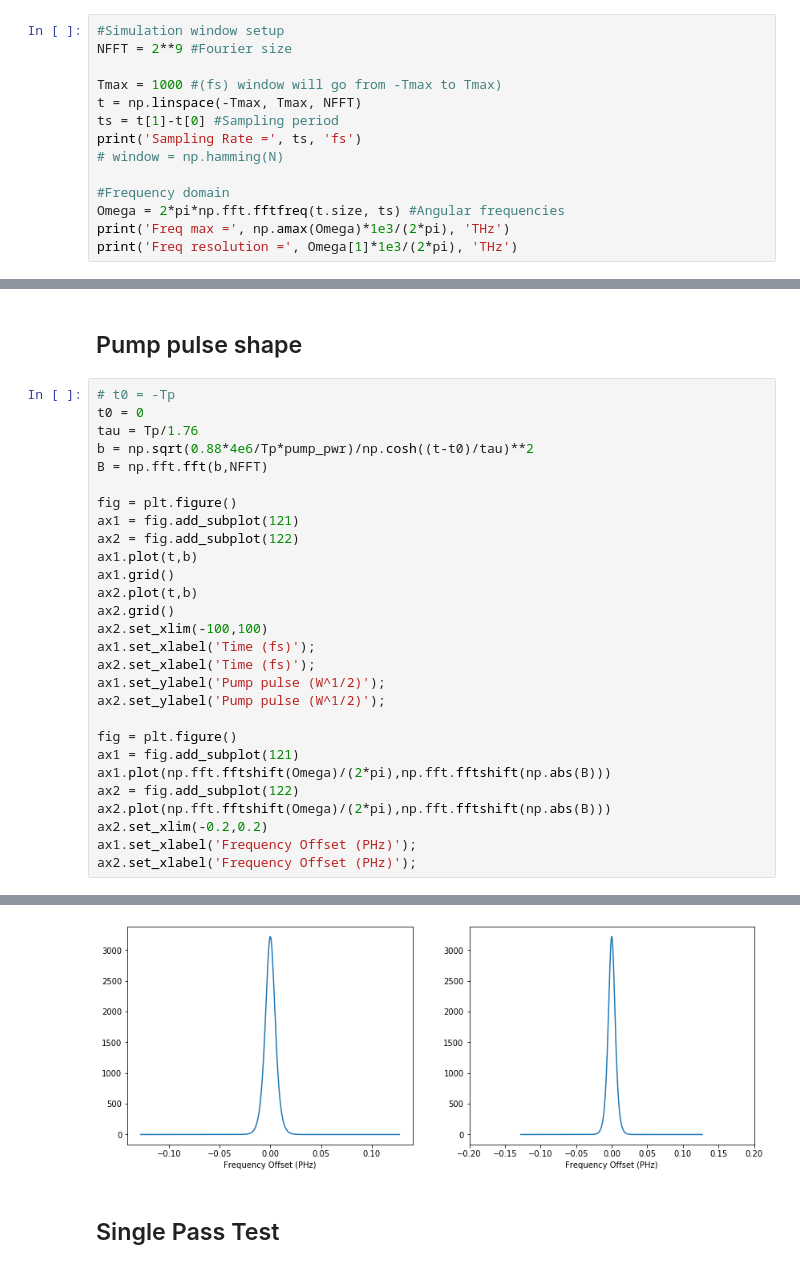
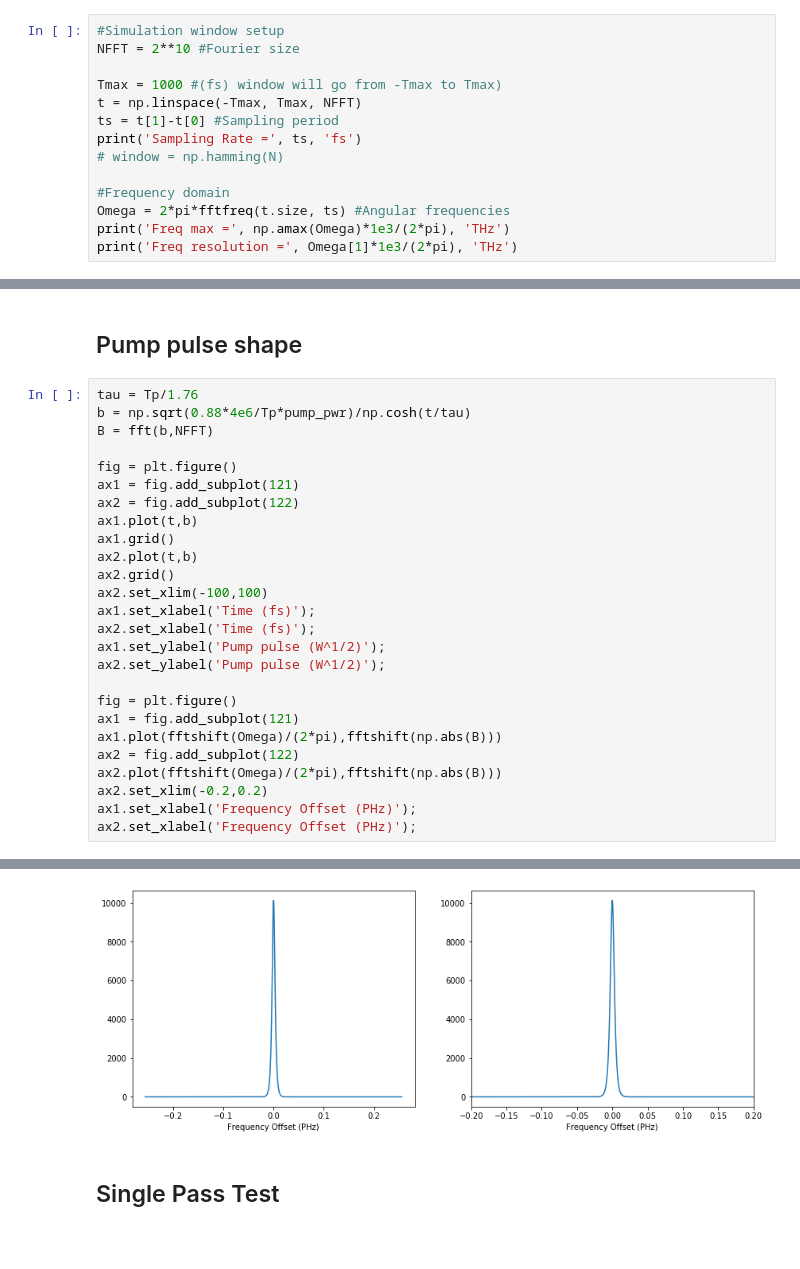
Before and after one commit to ledezmaluism/snow, a Jupyter notebook: Notebooks/Nonlinear_Pulse_3.ipynb, the cells around one changed output, grey strips where cells are left out. Saved outputs shown, nothing was run; the diff lists cells and outputs as text; blank space fills up the shorter version.

```diff
--- a/Notebooks/Nonlinear_Pulse_3.ipynb
+++ b/Notebooks/Nonlinear_Pulse_3.ipynb
@@ -157,7 +103,7 @@ def opo(b_input, N, L, h, Da, Db, fb, kappa, plot=False):
 ## Time and Frequency domain windows
 # %%
 #Simulation window setup
-NFFT = 2**9 #Fourier size
+NFFT = 2**10 #Fourier size
 
 Tmax = 1000 #(fs) window will go from -Tmax to Tmax)
 t = np.linspace(-Tmax, Tmax, NFFT)
@@ -166,7 +112,7 @@ print('Sampling Rate =', ts, 'fs')
 # window = np.hamming(N)
 
 #Frequency domain
-Omega = 2*pi*np.fft.fftfreq(t.size, ts) #Angular frequencies
+Omega = 2*pi*fftfreq(t.size, ts) #Angular frequencies
 print('Freq max =', np.amax(Omega)*1e3/(2*pi), 'THz')
 print('Freq resolution =', Omega[1]*1e3/(2*pi), 'THz')
 # %% [output]
@@ -238,11 +198,9 @@ ax2.set_ylabel('Nonlinear Coupling (units?)');
 # %% [markdown]
 ## Pump pulse shape
 # %%
-# t0 = -Tp
-t0 = 0
 tau = Tp/1.76
-b = np.sqrt(0.88*4e6/Tp*pump_pwr)/np.cosh((t-t0)/tau)**2
-B = np.fft.fft(b,NFFT)
+b = np.sqrt(0.88*4e6/Tp*pump_pwr)/np.cosh(t/tau)
+B = fft(b,NFFT)
 
 fig = plt.figure()
 ax1 = fig.add_subplot(121)
@@ -259,9 +217,9 @@ ax2.set_ylabel('Pump pulse (W^1/2)');
 
 fig = plt.figure()
 ax1 = fig.add_subplot(121)
-ax1.plot(np.fft.fftshift(Omega)/(2*pi),np.fft.fftshift(np.abs(B)))
+ax1.plot(fftshift(Omega)/(2*pi),fftshift(np.abs(B)))
 ax2 = fig.add_subplot(122)
-ax2.plot(np.fft.fftshift(Omega)/(2*pi),np.fft.fftshift(np.abs(B)))
+ax2.plot(fftshift(Omega)/(2*pi),fftshift(np.abs(B)))
 ax2.set_xlim(-0.2,0.2)
 ax1.set_xlabel('Frequency Offset (PHz)');
 ax2.set_xlabel('Frequency Offset (PHz)');
@@ -270,4 +228,4 @@ ax2.set_xlabel('Frequency Offset (PHz)');
-[figure, old version]
+[figure, new version]
 # %% [markdown]
 ## Single Pass Test
 # %%
```
Also changed, not shown: parts of 15 cells of this notebook, 6 other files.
